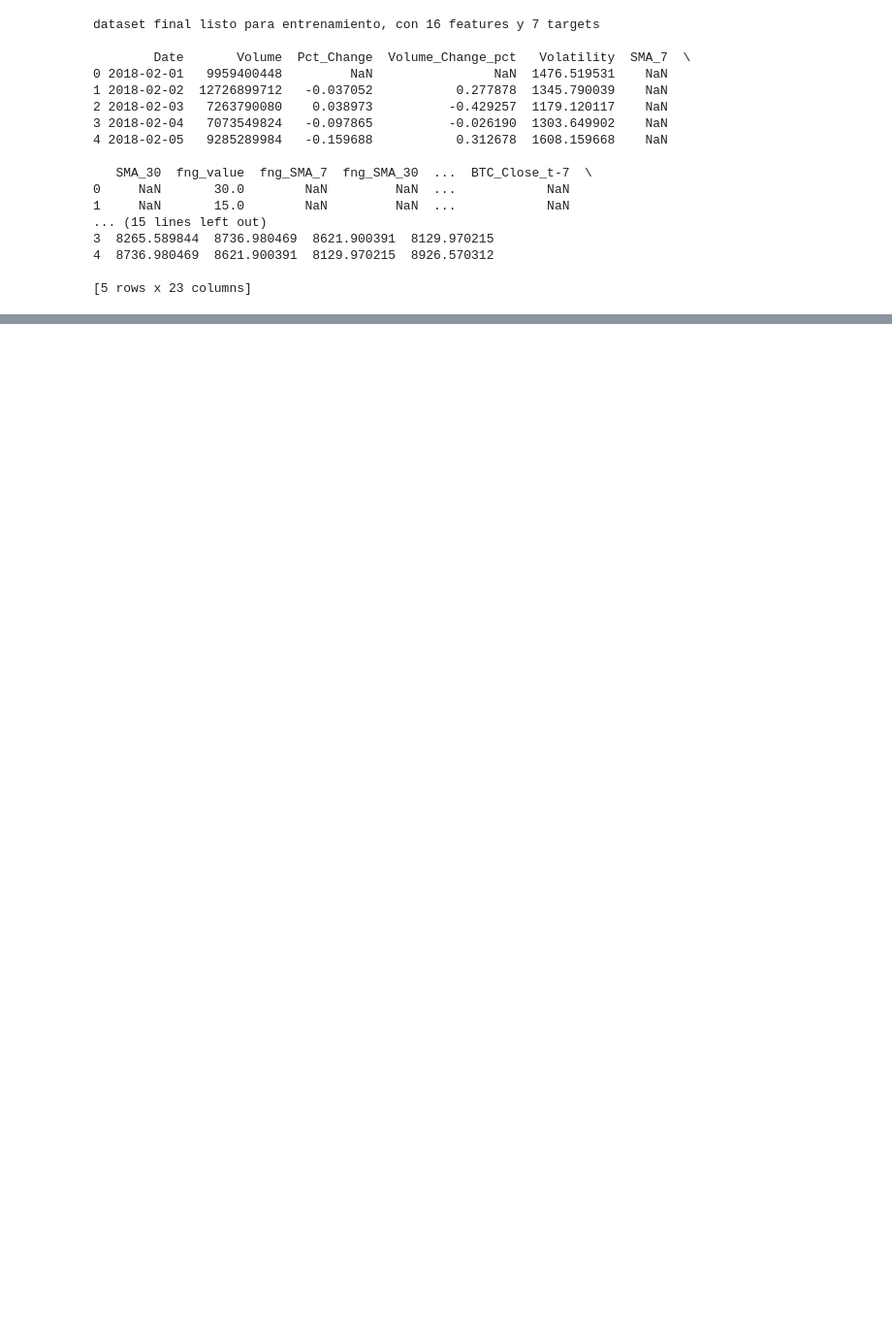
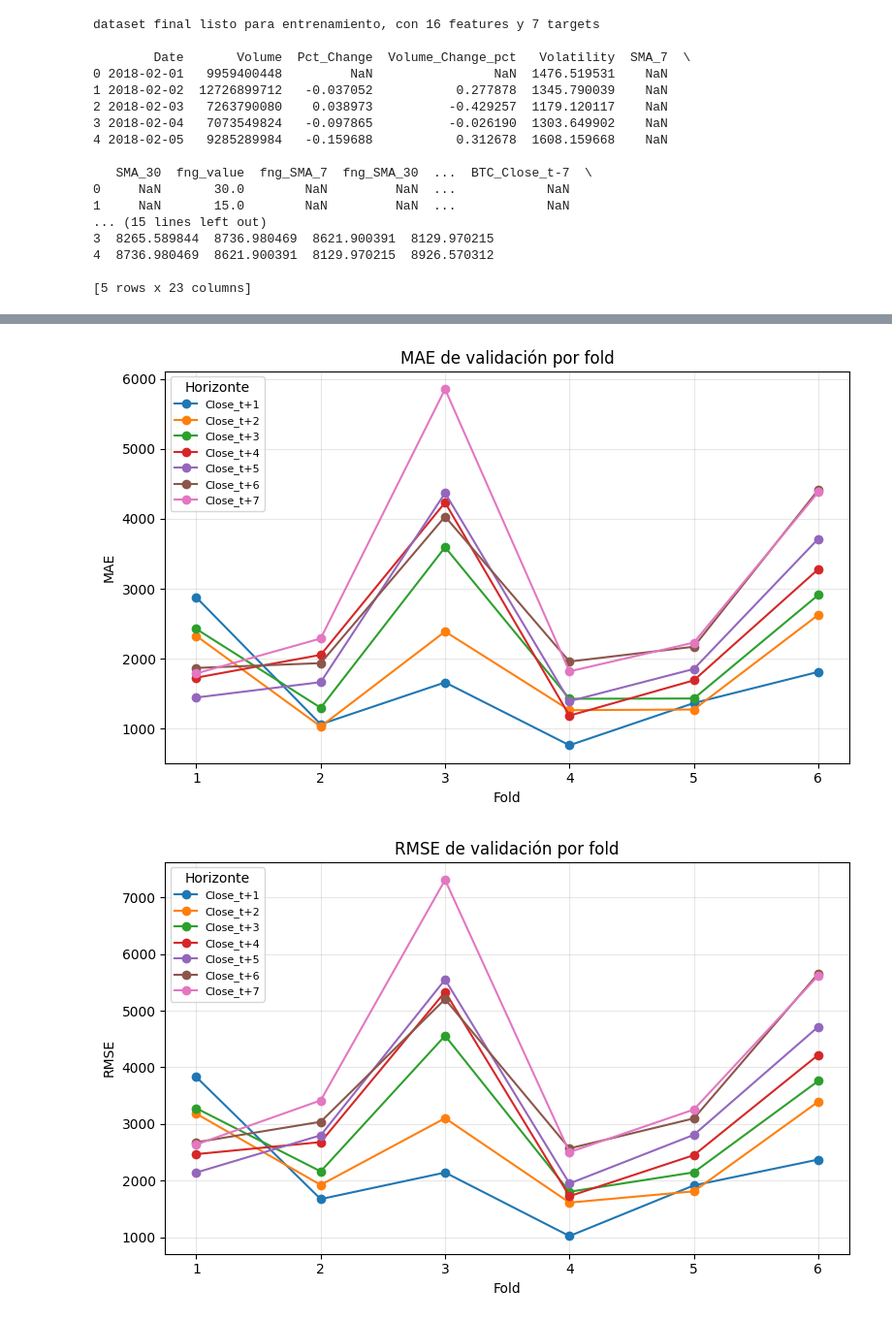
Before and after one commit to Miguelachoacho/TP-2026, a Jupyter notebook: Entrega3/Experimentos/05_experimento_full_data.ipynb, the cells around one changed output, grey strips where cells are left out. Shown at 97% size. Cells and saved outputs as stored; diff of their text form; code cells hidden in the pictures; blank space fills up the shorter version.

```diff
--- a/Entrega3/Experimentos/05_experimento_full_data.ipynb
+++ b/Entrega3/Experimentos/05_experimento_full_data.ipynb
@@ -445,0 +446,33 @@ Close_t+7: Train -> MAE=1093.3405, RMSE=1738.6086 | Val -> MAE=3227.4038, RMSE=4
+# %%
+import matplotlib.pyplot as plt
+
+# armamos un DataFrame unico con las metricas de validacion por fold y horizonte
+cv_rows = []
+for target, fold_results in cv_results_nn.items():
+    for r in fold_results:
+        cv_rows.append({
+            "target": target,
+            "fold": r["fold"],
+            "MAE_val": r["MAE_val"],
+            "RMSE_val": r["RMSE_val"],
+            "MAPE_val": r["MAPE_val"],
+        })
+cv_metrics_df = pd.DataFrame(cv_rows)
+
+metrics = [("MAE_val", "MAE"), ("RMSE_val", "RMSE"), ("MAPE_val", "MAPE")]
+
+for col, label in metrics:
+    plt.figure(figsize=(8, 5))
+    for target in targets:
+        subset = cv_metrics_df[cv_metrics_df["target"] == target]
+        plt.plot(subset["fold"], subset[col], marker="o", label=target)
+    plt.title(f"{label} de validación por fold")
+    plt.xlabel("Fold")
+    plt.ylabel(label)
+    plt.grid(True, alpha=0.3)
+    plt.legend(title="Horizonte", fontsize=8, loc="upper left")
+    plt.tight_layout()
+    plt.show()
+# %% [output]
+[figure, added]
+[figure, added]
```
Also changed, not shown: parts of 10 cells of this notebook, 8 other files.
